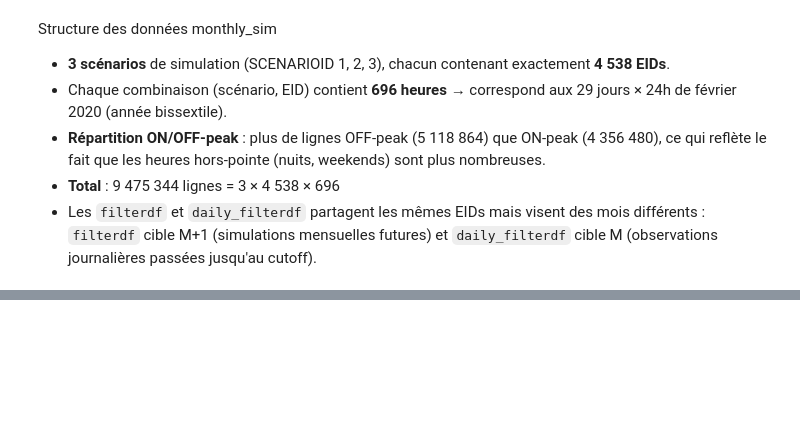
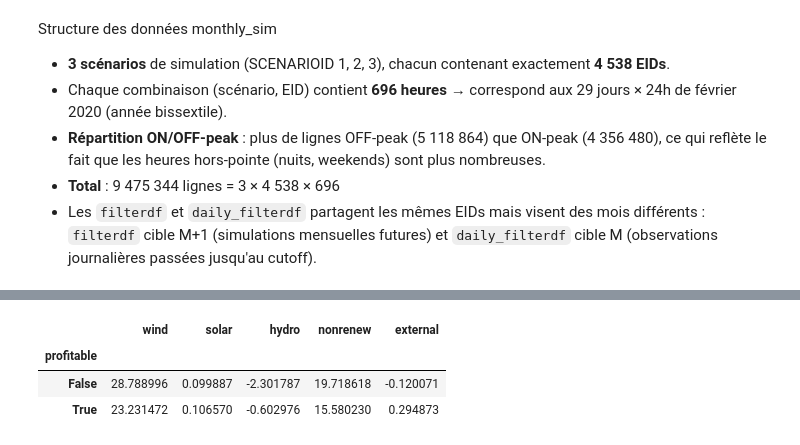
Before and after one commit to MPelland-programming/DataChallenge2026, a Jupyter notebook: experimentation_cristian/experimentation_cristian.ipynb, the cells around one changed output, grey strips where cells are left out. Saved outputs shown, nothing was run; the diff lists cells and outputs as text; code cells hidden in the pictures; blank space fills up the shorter version.

```diff
--- a/experimentation_cristian/experimentation_cristian.ipynb
+++ b/experimentation_cristian/experimentation_cristian.ipynb
@@ -147,0 +265,27 @@ Structure des données monthly_sim
+# %%
+# Creuser le PSM par scénario
+monthly_sim.groupby(['SCENARIOID']).agg(
+    mean_psm=('m_PSM','mean'),
+    nonzero_psm=('m_PSM', lambda x: (x != 0).mean())
+).reset_index()
+
+# Regarder si sum_psm a un seuil discriminant
+analysis.groupby('profitable')['sum_psm'].describe()
+
+# Explorer les impacts par source
+sim_impacts = monthly_sim.groupby(['EID','PEAKID']).agg(
+    wind=('m_WINDIMPACT','mean'),
+    solar=('m_SOLARIMPACT','mean'),
+    hydro=('m_HYDROIMPACT','mean'),
+    nonrenew=('m_NONRENEWBALIMPACT','mean'),
+    external=('m_EXTERNALIMPACT','mean'),
+).reset_index()
+
+impact_analysis = pd.merge(sim_impacts, target_profits, on=['EID','PEAKID'], how='inner')
+impact_analysis['profitable'] = impact_analysis['PROFIT'] > 0
+impact_analysis.groupby('profitable')[['wind','solar','hydro','nonrenew','external']].mean()
+# %% [output]
+|  | wind | solar | hydro | nonrenew | external |
+| profitable |  |  |  |  |  |
+| False | 28.788996 | 0.099887 | -2.301787 | 19.718618 | -0.120071 |
+| True | 23.231472 | 0.106570 | -0.602976 | 15.580230 | 0.294873 |
```
Also changed, not shown: parts of 16 cells of this notebook.
